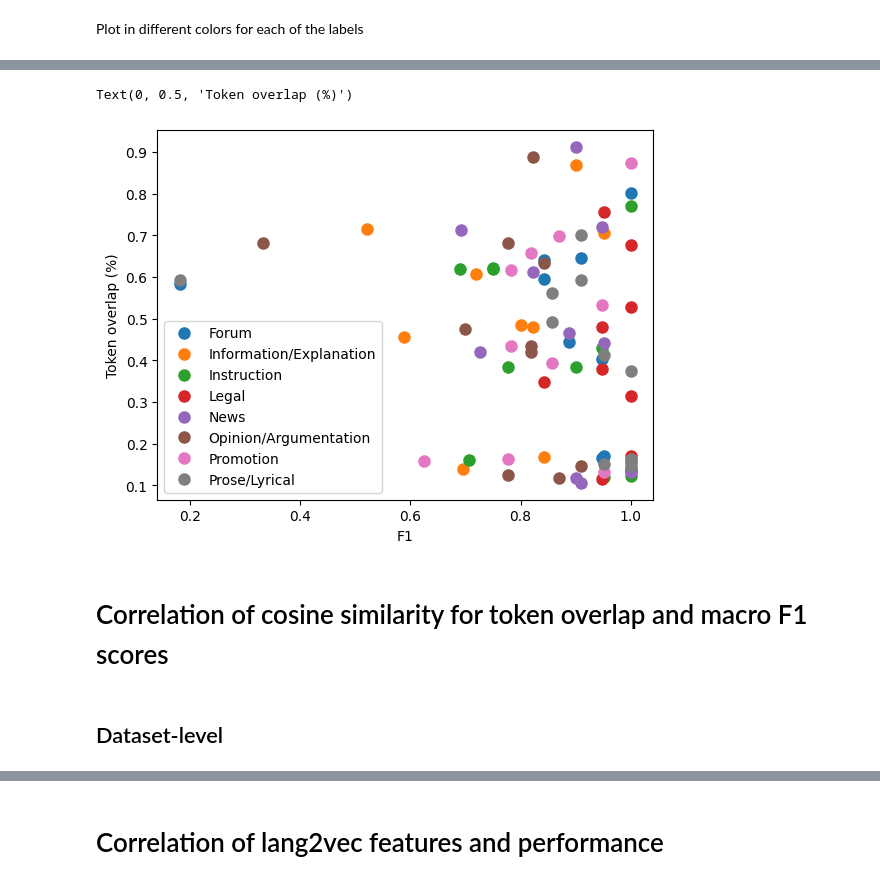
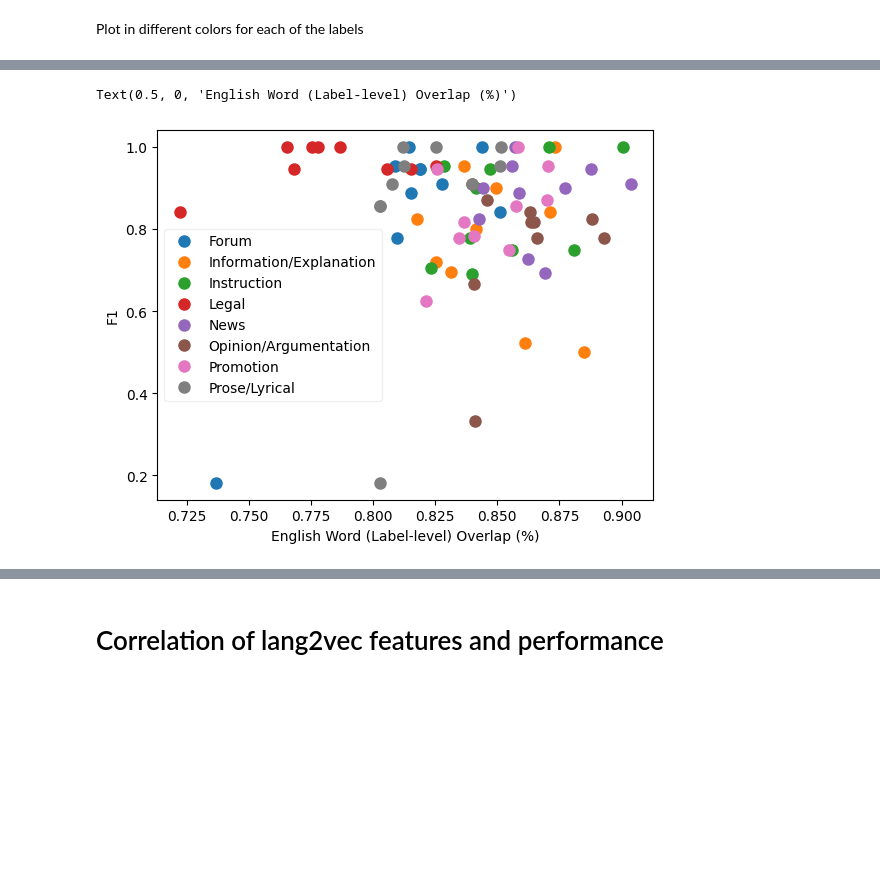
Before and after one commit to TajaKuzman/Crosslingual-Genre-Bias-Analysis, a Jupyter notebook: calculate_corelation_coefficient.ipynb, the cells around one changed output, grey strips where cells are left out. Drawn from its saved outputs; the diff is of its cells as text; code cells hidden in the pictures; blank space fills up the shorter version.

Commit message:
Results with cleaned datasets

```diff
--- a/calculate_corelation_coefficient.ipynb
+++ b/calculate_corelation_coefficient.ipynb
@@ -633,16 +505,16 @@ for label in ['Information/Explanation', 'News', 'Instruction','Opinion/Argument
 # %%
-x = label_merged["F1"]
-y = label_merged["overlap"]
+y = label_merged["F1"]
+x = label_merged["overlap"]
 
 
 # Define the criteria - based on which column will the instances be grouped
 groups = label_merged.groupby('genre')
 
 for name, group in groups:
-    plt.plot(group["F1"], group["overlap"], marker='o', linestyle='', markersize=8, label=name);
+    plt.plot(group["overlap"], group["F1"], marker='o', linestyle='', markersize=8, label=name);
 
-plt.legend()
-plt.xlabel("F1")
-plt.ylabel("Token (Label-level) Overlap (%)")
+plt.legend(framealpha=0.3)
+plt.ylabel("F1")
+plt.xlabel("Token (Label-level) Overlap (%)")
 #plt.title('Correlation of token overlap (%) and F1 scores for each of the labels')
 # %% [output]
@@ -681,7 +555,7 @@ p-value: 0.5108853175152002
 ## Label-level
 # %%
 # Get label-level scores
-label_scores = pd.read_json("datasets/label-level-scores.json")
+label_scores = pd.read_json("label-level-scores.json")
 
 label_scores
 # %% [output]
@@ -697,9 +570,0 @@ label_scores
-# %%
-# Add a column which averages the resuls in each row
-
-label_scores["average"] = label_scores.mean(axis=1)
-
-# add average without Maltese
-label_scores["average-wth-mt"] = label_scores.iloc[:, 1:].mean(axis=1)
-
-label_scores.round(2)
@@ -774,7 +616,7 @@ label_scores_df
 80 rows × 2 columns
 # %%
 # Get label-level overlap percentages
-label_overlap = pd.read_csv("datasets/label-level-token-overlap.csv", index_col = 0)
+label_overlap = pd.read_csv("datasets/label-level-English-world-overlap.csv", index_col = 0)
 label_overlap
 # %% [output]
 |  | label | overlap |
@@ -860,22 +691,18 @@ for label in ['Information/Explanation', 'News', 'Instruction','Opinion/Argument
 # %%
-x = label_merged["F1"]
-y = label_merged["overlap"]
+y = label_merged["F1"]
+x = label_merged["overlap"]
 
 
 # Define the criteria - based on which column will the instances be grouped
 groups = label_merged.groupby('genre')
 
 for name, group in groups:
-    plt.plot(group["F1"], group["overlap"], marker='o', linestyle='', markersize=8, label=name);
+    plt.plot(group["overlap"], group["F1"], marker='o', linestyle='', markersize=8, label=name);
 
-plt.legend()
-plt.xlabel("F1")
-plt.ylabel("Token overlap (%)")
+plt.legend(framealpha=0.3)
+plt.ylabel("F1")
+plt.xlabel("English Word (Label-level) Overlap (%)")
 #plt.title('Correlation of token overlap (%) and F1 scores for each of the labels')
 # %% [output]
-Text(0, 0.5, 'Token overlap (%)')
+Text(0.5, 0, 'English Word (Label-level) Overlap (%)')
-[figure, old version]
+[figure, new version]
-# %% [markdown]
-# Correlation of cosine similarity for token overlap and macro F1 scores
-# %% [markdown]
-## Dataset-level
```
Also changed, not shown: parts of 67 cells of this notebook, 45 other files.
